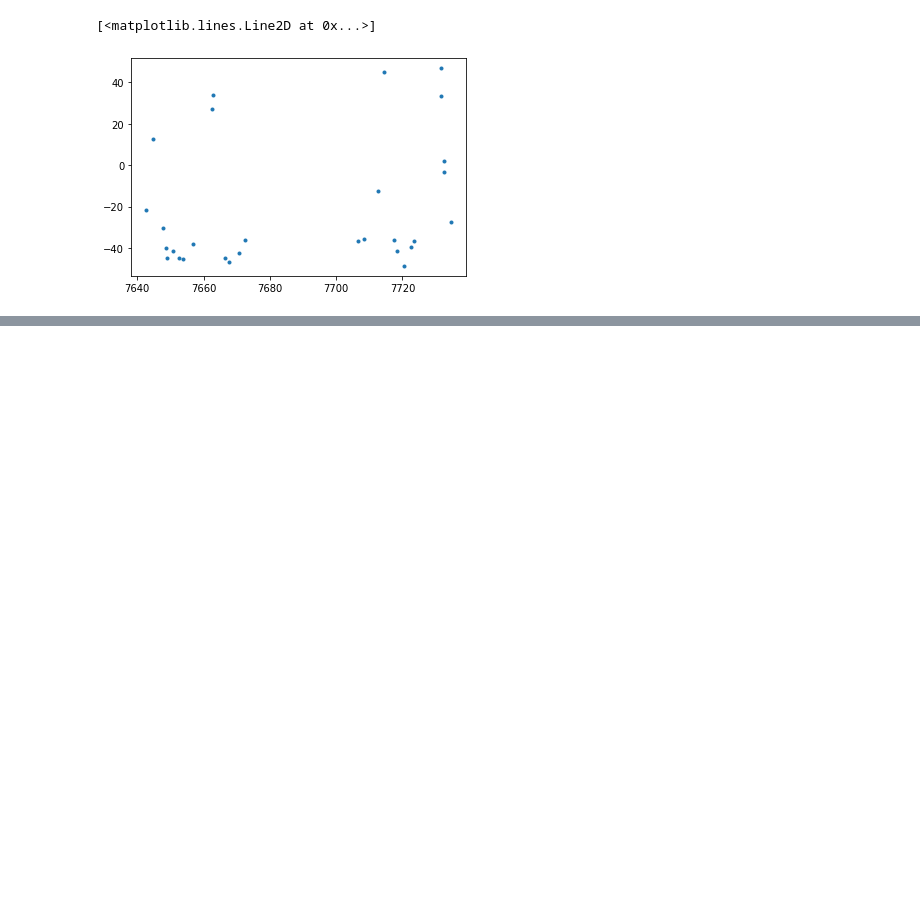
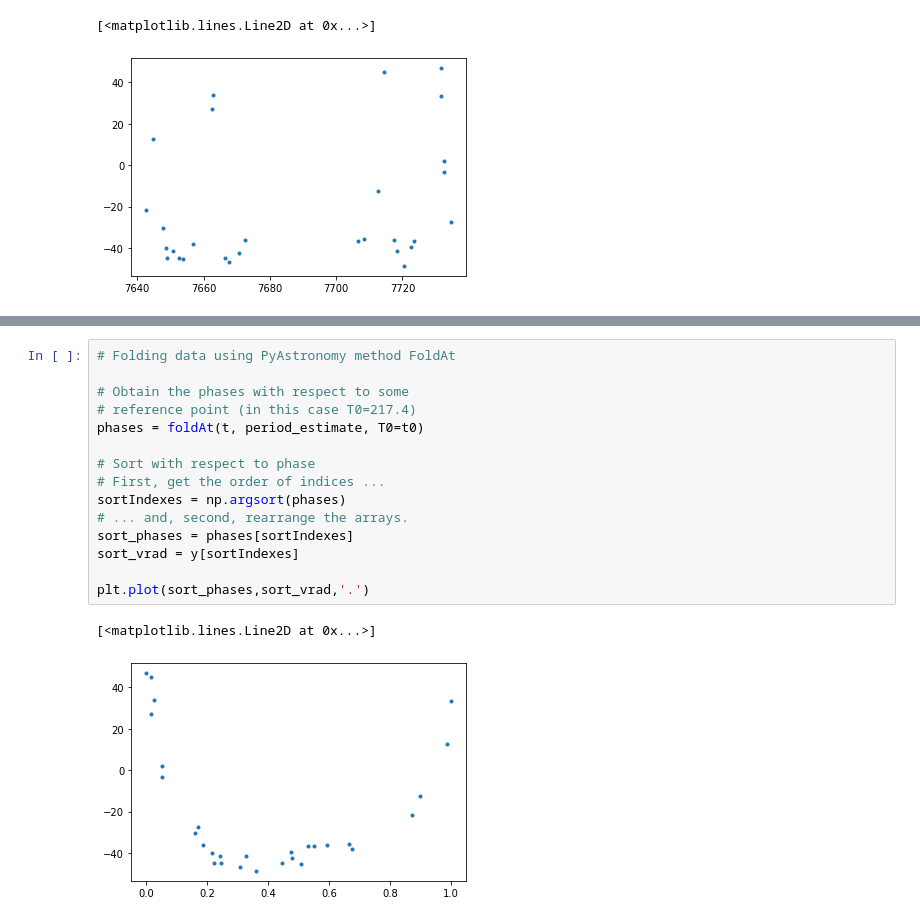
Before and after one commit to astroviki/NumericalMethods, a Jupyter notebook: GAKepler.ipynb, the cells around one changed output, grey strips where cells are left out. Saved outputs shown, nothing was run; the diff lists cells and outputs as text; blank space fills up the shorter version.

```diff
--- a/GAKepler.ipynb
+++ b/GAKepler.ipynb
@@ -74,0 +90,18 @@ plt.plot(sort_phases,sort_vrad,'.')
+# %%
+# Folding data using PyAstronomy method FoldAt
+
+# Obtain the phases with respect to some
+# reference point (in this case T0=217.4)
+phases = foldAt(t, period_estimate, T0=t0)
+
+# Sort with respect to phase
+# First, get the order of indices ...
+sortIndexes = np.argsort(phases)
+# ... and, second, rearrange the arrays.
+sort_phases = phases[sortIndexes]
+sort_vrad = y[sortIndexes]
+
+plt.plot(sort_phases,sort_vrad,'.')
+# %% [output]
+[<matplotlib.lines.Line2D at 0x...>]
+[figure, added]
```
Also changed, not shown: parts of 14 cells of this notebook.
